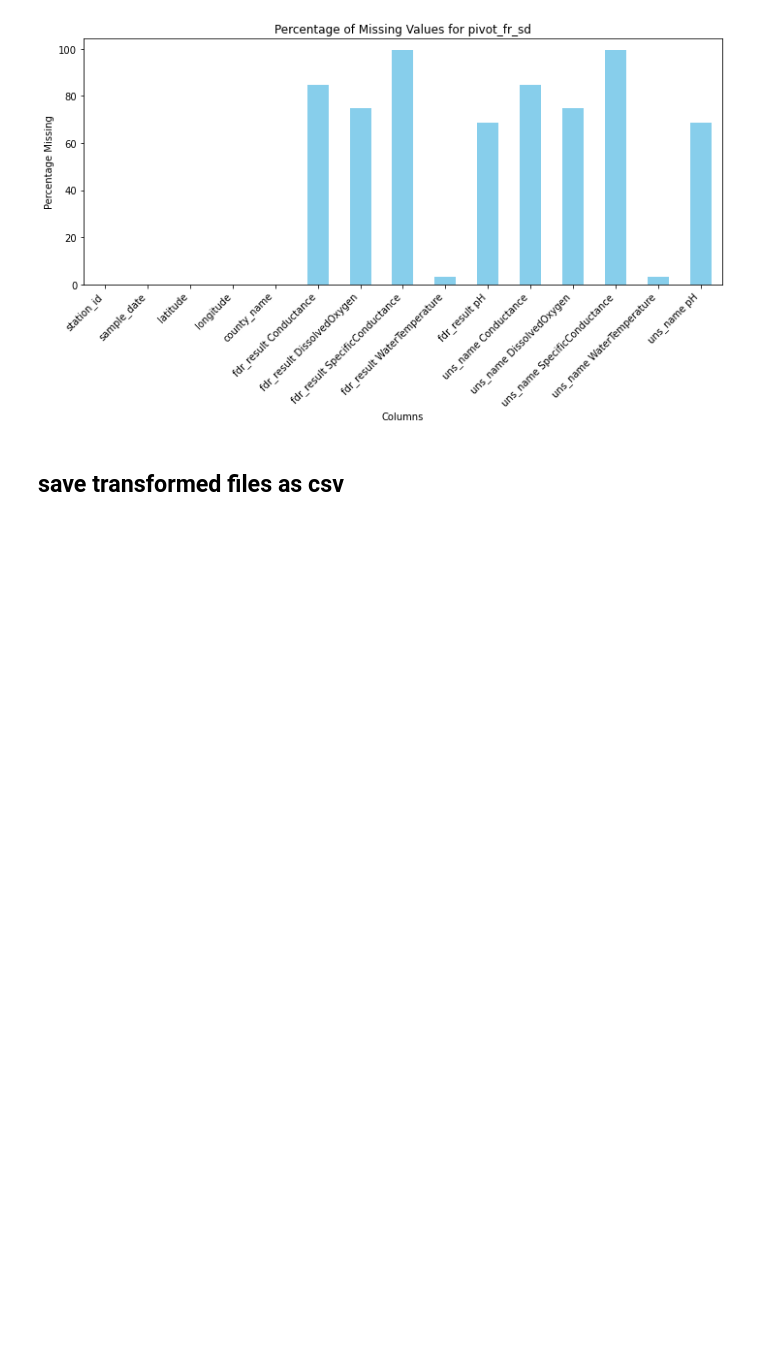
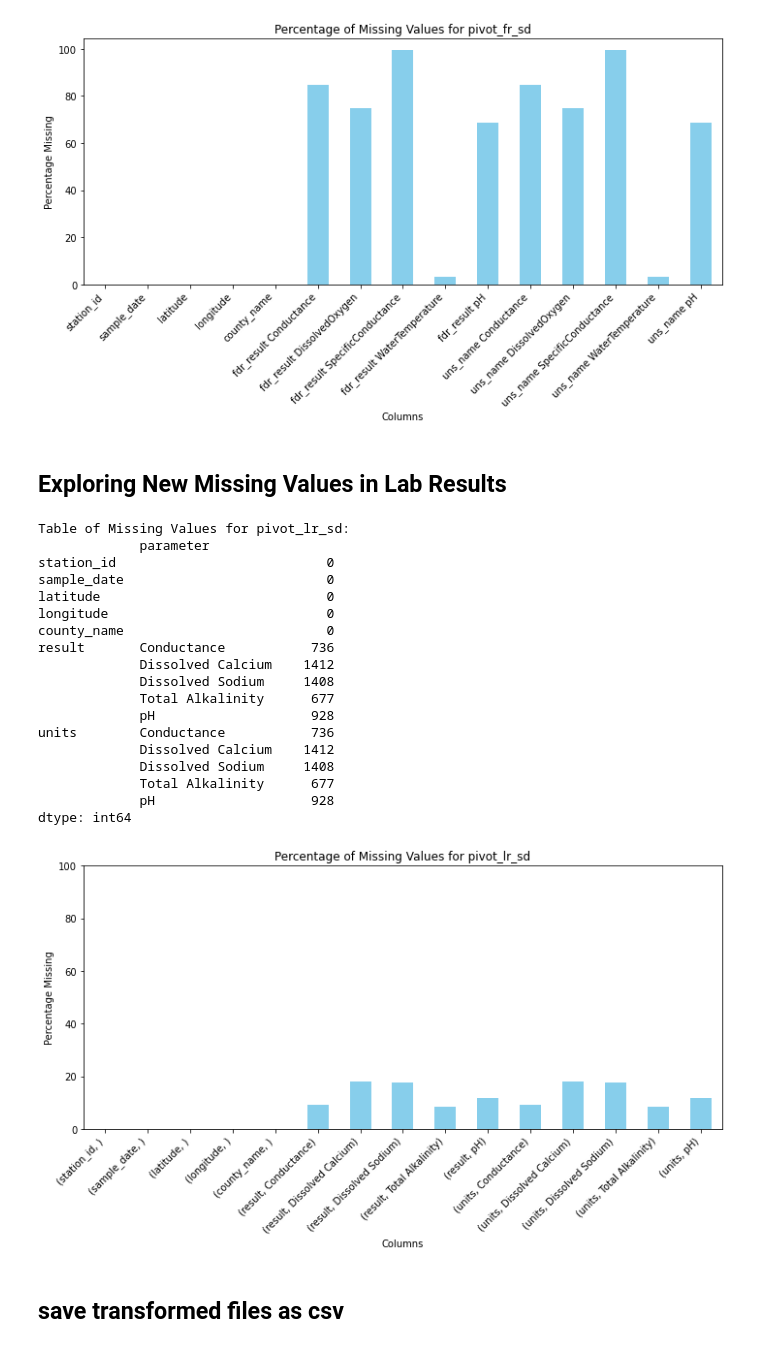
Before and after one commit to vickyvanderwagt/Identifying-Optimal-Location-for-San-Diego-Water-Treatment-Plant, a Jupyter notebook: ADS508-Updated Code.ipynb, the cells around one changed output. Saved outputs shown, nothing was run; the diff lists cells and outputs as text; code cells hidden in the pictures; blank space fills up the shorter version.

```diff
--- a/ADS508-Updated Code.ipynb
+++ b/ADS508-Updated Code.ipynb
@@ -997,21 +1013,4 @@ longitude             -117.2875   -117.1012   -116.9660   -115.8260
 # %%
-# Define pivot_lr_sd
-pivot_lr_sd = lr_sanDiego_df_filtered.pivot_table(index=['station_id', 'sample_date', 'latitude', 'longitude', 'county_name'],
-                                                 columns='parameter',
-                                                 values=['result', 'units'],
-                                                 aggfunc={'result': 'first', 'units': 'first'}).reset_index()
-pivot_lr_sd = pivot_lr_sd.sort_values(by='sample_date')
-
-# Define pivot_fr_sd
-pivot_fr_sd = fr_sanDiego_df_filtered.pivot_table(index=['station_id', 'sample_date', 'latitude', 'longitude', 'county_name'],
-                                         columns='parameter',
-                                         values=['fdr_result', 'uns_name'],
-                                         aggfunc={'fdr_result': 'first', 'uns_name': 'first'}).reset_index()
-
-# Remove the name of the index column
-pivot_fr_sd.columns = [' '.join(col).strip() for col in pivot_fr_sd.columns.values]
-pivot_fr_sd = pivot_fr_sd.sort_values(by='sample_date')
-
 # Table of missing values for pivot_fr_sd
 missing_values_fr = pivot_fr_sd.isnull().sum()
 print("Table of Missing Values for pivot_fr_sd:")
@@ -1047,6 +1046,46 @@ uns_name WaterTemperature          126
 uns_name pH                       2645
 dtype: int64
 [figure]
+# %% [markdown]
+## Exploring New Missing Values in Lab Results
+# %%
+# Table of missing values for pivot_fr_sd
+missing_values_lr = pivot_lr_sd.isnull().sum()
+print("Table of Missing Values for pivot_lr_sd:")
+print(missing_values_lr)
+
+missing_percentage_lr = (pivot_lr_sd.isnull().sum() / len(pivot_lr_sd)) * 100
+
+# Plot bar chart for missing values
+plt.figure(figsize=(10, 6))
+missing_percentage_lr.plot(kind='bar', color='skyblue')
+plt.title('Percentage of Missing Values for pivot_lr_sd')
+plt.xlabel('Columns')
+plt.ylabel('Percentage Missing')
+plt.ylim(0,100)
+plt.xticks(rotation=45, ha='right')
+plt.tight_layout()
+plt.show()
+# %% [output]
+Table of Missing Values for pivot_lr_sd:
+             parameter
+station_id                           0
+sample_date                          0
+latitude                             0
+longitude                            0
+county_name                          0
+result       Conductance           736
+             Dissolved Calcium    1412
+             Dissolved Sodium     1408
+             Total Alkalinity      677
+             pH                    928
+units        Conductance           736
+             Dissolved Calcium    1412
+             Dissolved Sodium     1408
+             Total Alkalinity      677
+             pH                    928
+dtype: int64
+[figure, added]
 # %% [markdown]
 ## save transformed files as csv
 # %% [markdown]
```
Also changed, not shown: parts of 12 cells of this notebook.
